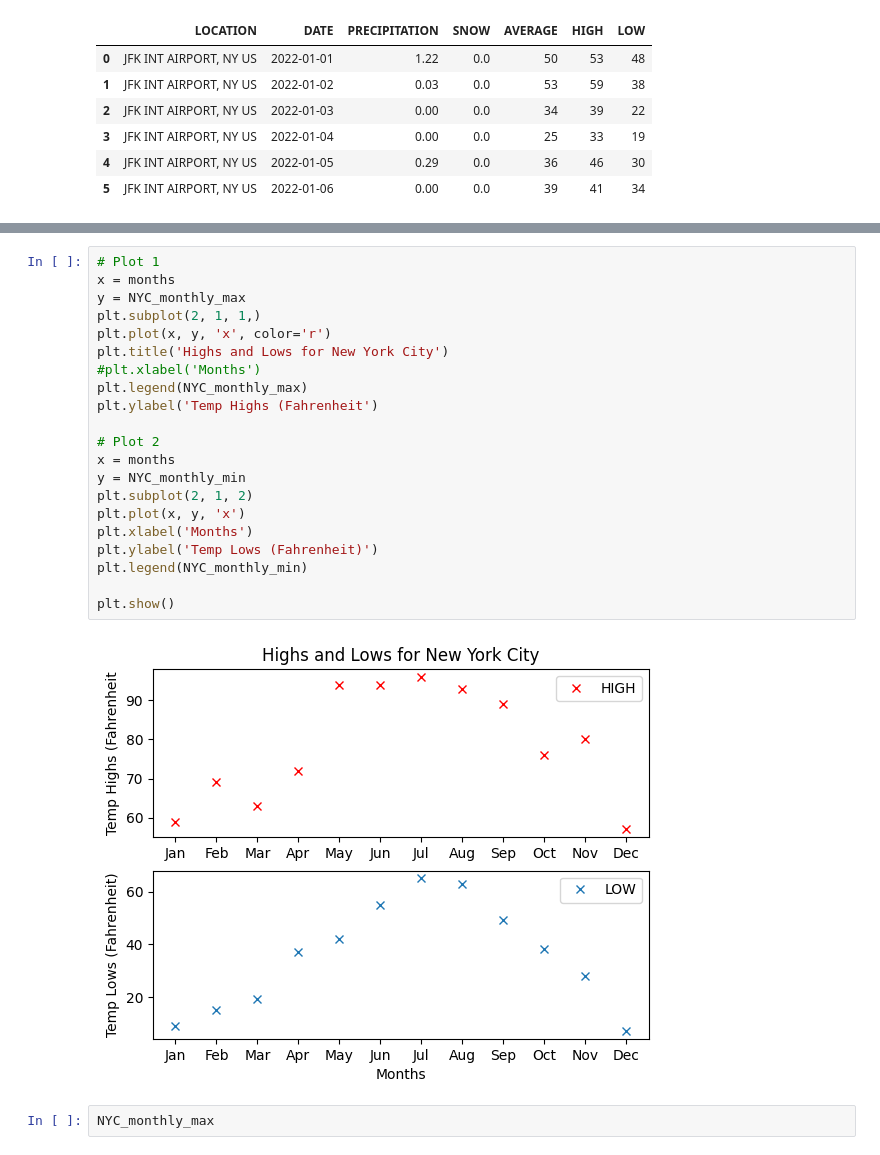
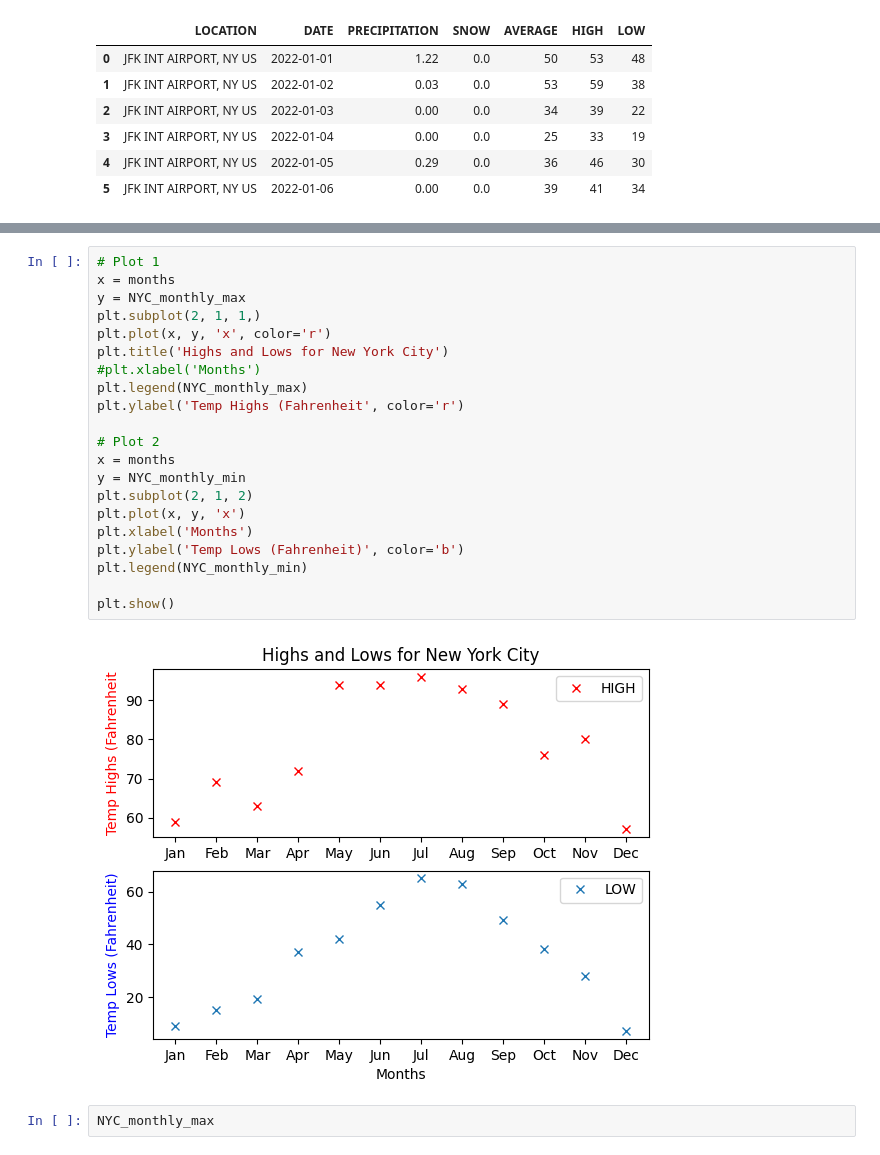
Before and after one commit to BerisDizdar/City_Weather_Comparison, a Jupyter notebook: City_Weather_Comparison.ipynb, the cells around one changed output, grey strips where cells are left out. Saved outputs shown, nothing was run; the diff lists cells and outputs as text.

```diff
--- a/City_Weather_Comparison.ipynb
+++ b/City_Weather_Comparison.ipynb
@@ -422,26 +444,26 @@ NYC_monthly_mean.round(2)
 # %%
 # Plot 1
 x = months
 y = NYC_monthly_max
 plt.subplot(2, 1, 1,)
 plt.plot(x, y, 'x', color='r')
 plt.title('Highs and Lows for New York City')
 #plt.xlabel('Months')
 plt.legend(NYC_monthly_max)
-plt.ylabel('Temp Highs (Fahrenheit')
+plt.ylabel('Temp Highs (Fahrenheit', color='r')
 
 # Plot 2
 x = months
 y = NYC_monthly_min
 plt.subplot(2, 1, 2)
 plt.plot(x, y, 'x')
 plt.xlabel('Months')
-plt.ylabel('Temp Lows (Fahrenheit)')
+plt.ylabel('Temp Lows (Fahrenheit)', color='b')
 plt.legend(NYC_monthly_min)
 
 plt.show()
 # %% [output]
-[figure, old version]
+[figure, new version]
 # %%
 NYC_monthly_max
 # %% [output]
```
Also changed, not shown: parts of 36 cells of this notebook, 2 other files.
